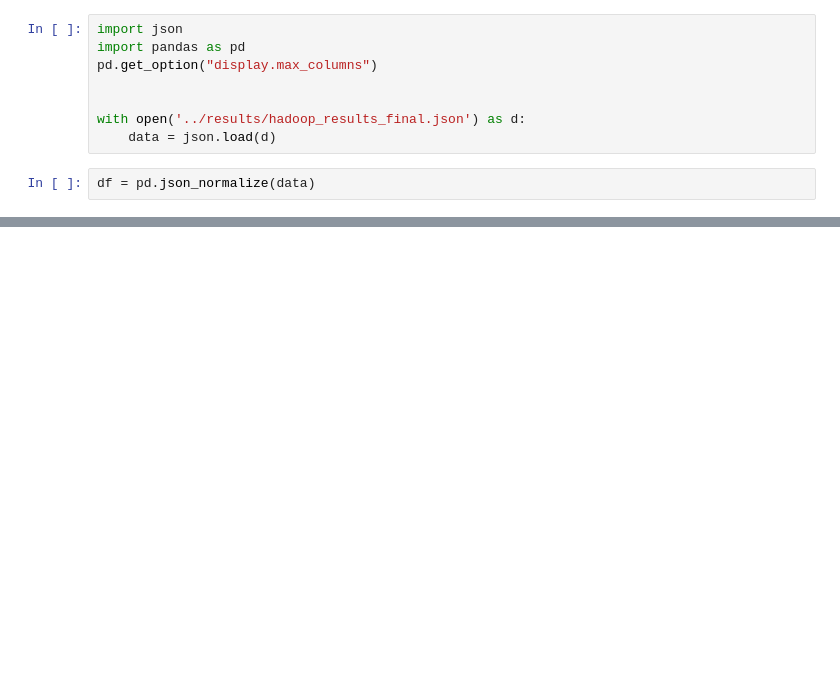
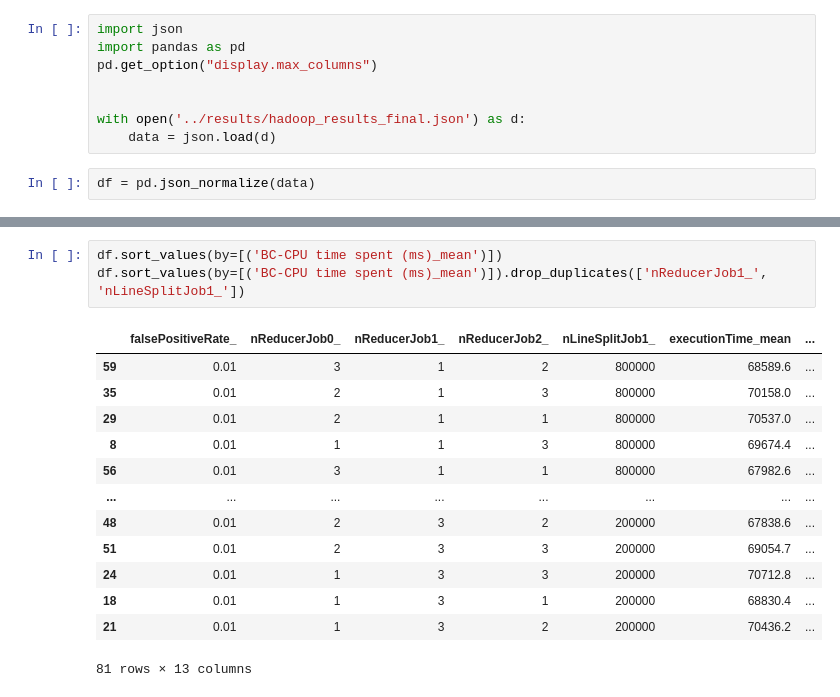
Before and after one commit to edoardoruffoli/BloomFilter-MapReduce, a Jupyter notebook: results/analysis.ipynb, the cells around one changed output, grey strips where cells are left out. Drawn from its saved outputs; the diff is of its cells as text; blank space fills up the shorter version.

```diff
--- a/results/analysis.ipynb
+++ b/results/analysis.ipynb
@@ -29,0 +54,17 @@ df
+# %%
+df.sort_values(by=[('BC-CPU time spent (ms)_mean')])
+df.sort_values(by=[('BC-CPU time spent (ms)_mean')]).drop_duplicates(['nReducerJob1_', 'nLineSplitJob1_'])
+# %% [output]
+|  | falsePositiveRate_ | nReducerJob0_ | nReducerJob1_ | nReducerJob2_ | nLineSplitJob1_ | executionTime_mean | ... |
+| 59 | 0.01 | 3 | 1 | 2 | 800000 | 68589.6 | ... |
+| 35 | 0.01 | 2 | 1 | 3 | 800000 | 70158.0 | ... |
+| 29 | 0.01 | 2 | 1 | 1 | 800000 | 70537.0 | ... |
+| 8 | 0.01 | 1 | 1 | 3 | 800000 | 69674.4 | ... |
+| 56 | 0.01 | 3 | 1 | 1 | 800000 | 67982.6 | ... |
+| ... | ... | ... | ... | ... | ... | ... | ... |
+| 48 | 0.01 | 2 | 3 | 2 | 200000 | 67838.6 | ... |
+| 51 | 0.01 | 2 | 3 | 3 | 200000 | 69054.7 | ... |
+| 24 | 0.01 | 1 | 3 | 3 | 200000 | 70712.8 | ... |
+| 18 | 0.01 | 1 | 3 | 1 | 200000 | 68830.4 | ... |
+| 21 | 0.01 | 1 | 3 | 2 | 200000 | 70436.2 | ... |
+81 rows × 13 columns
```
Also changed, not shown: parts of 4 cells of this notebook, 30 other files.
